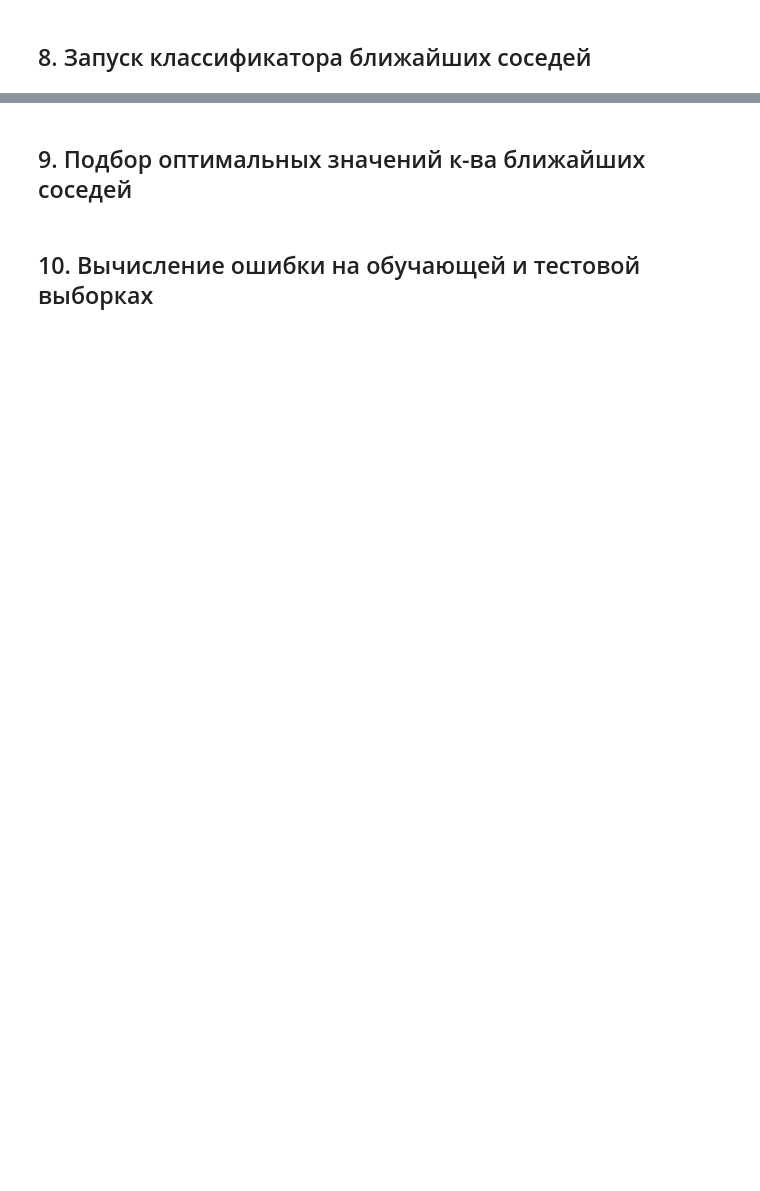
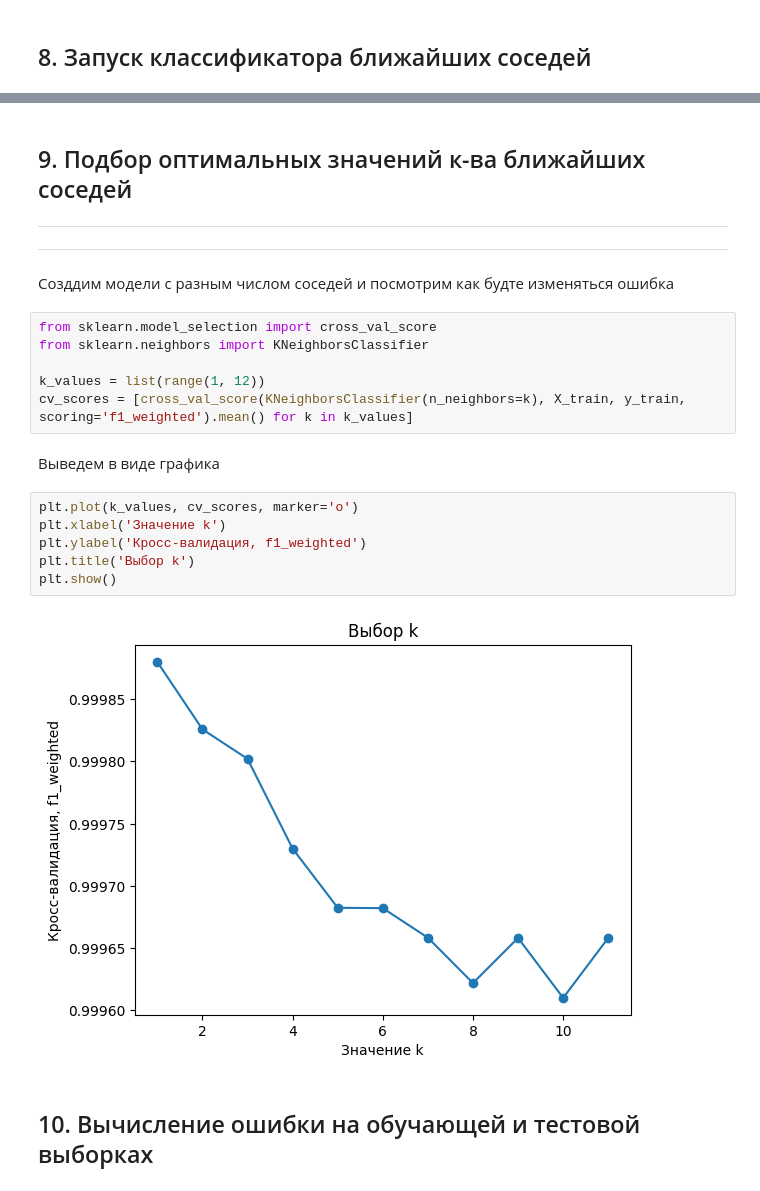
Before and after one commit to Jopepka/ML_Course, a Jupyter notebook: MachineLearning.ipynb, the cells around one changed output, grey strips where cells are left out. Saved outputs shown, nothing was run; the diff lists cells and outputs as text; blank space fills up the shorter version.

```diff
--- a/MachineLearning.ipynb
+++ b/MachineLearning.ipynb
@@ -329,4 +339,28 @@ Confusion Matrix:
 # %% [markdown]
 ## 9. Подбор оптимальных значений к-ва ближайших соседей
+
+---
+
+
+
+---
+# %% [markdown]
+Созддим модели с разным числом соседей и посмотрим как будте изменяться ошибка
+# %%
+from sklearn.model_selection import cross_val_score
+from sklearn.neighbors import KNeighborsClassifier
+
+k_values = list(range(1, 12))
+cv_scores = [cross_val_score(KNeighborsClassifier(n_neighbors=k), X_train, y_train, scoring='f1_weighted').mean() for k in k_values]
+# %% [markdown]
+Выведем в виде графика
+# %%
+plt.plot(k_values, cv_scores, marker='o')
+plt.xlabel('Значение k')
+plt.ylabel('Кросс-валидация, f1_weighted')
+plt.title('Выбор k')
+plt.show()
+# %% [output]
+[figure, added]
 # %% [markdown]
 ## 10. Вычисление ошибки на обучающей и тестовой выборках
```
Also changed, not shown: parts of 16 cells of this notebook.
